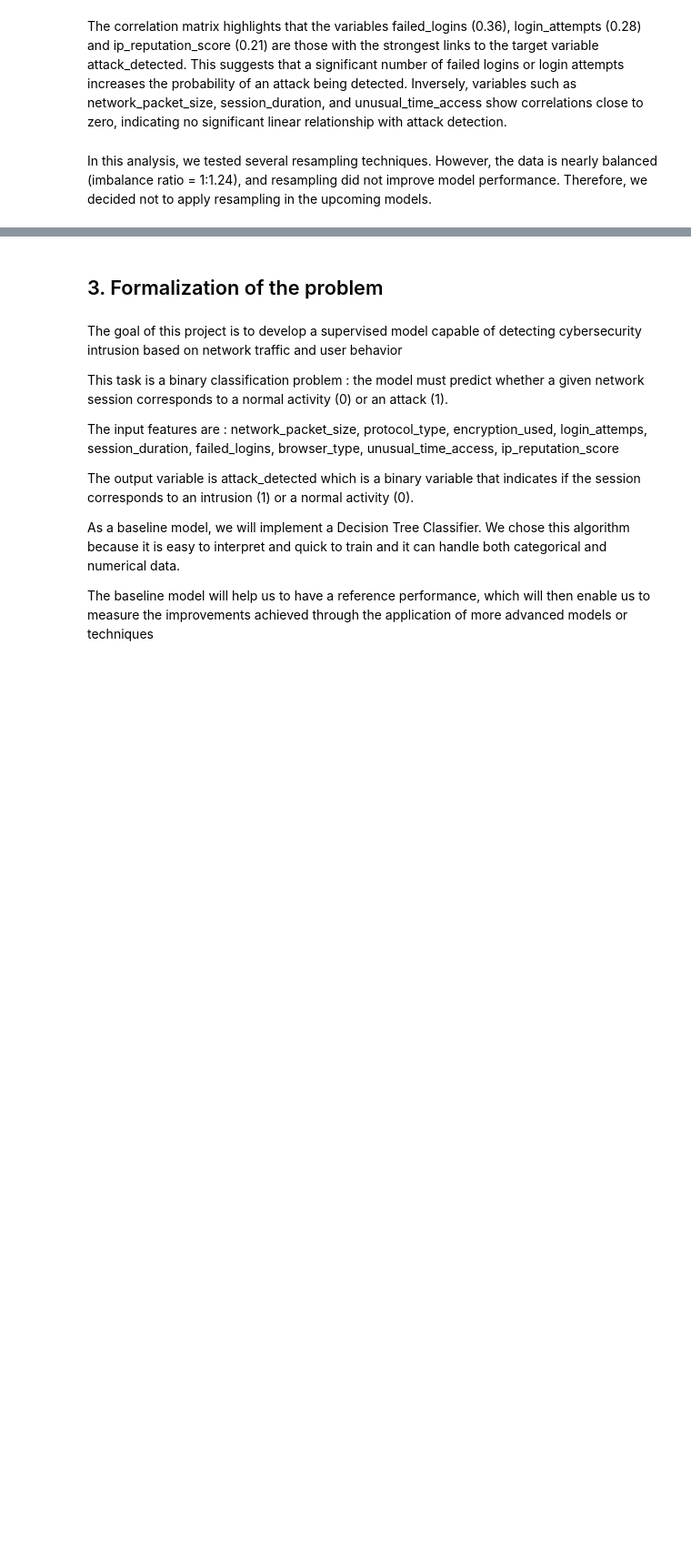
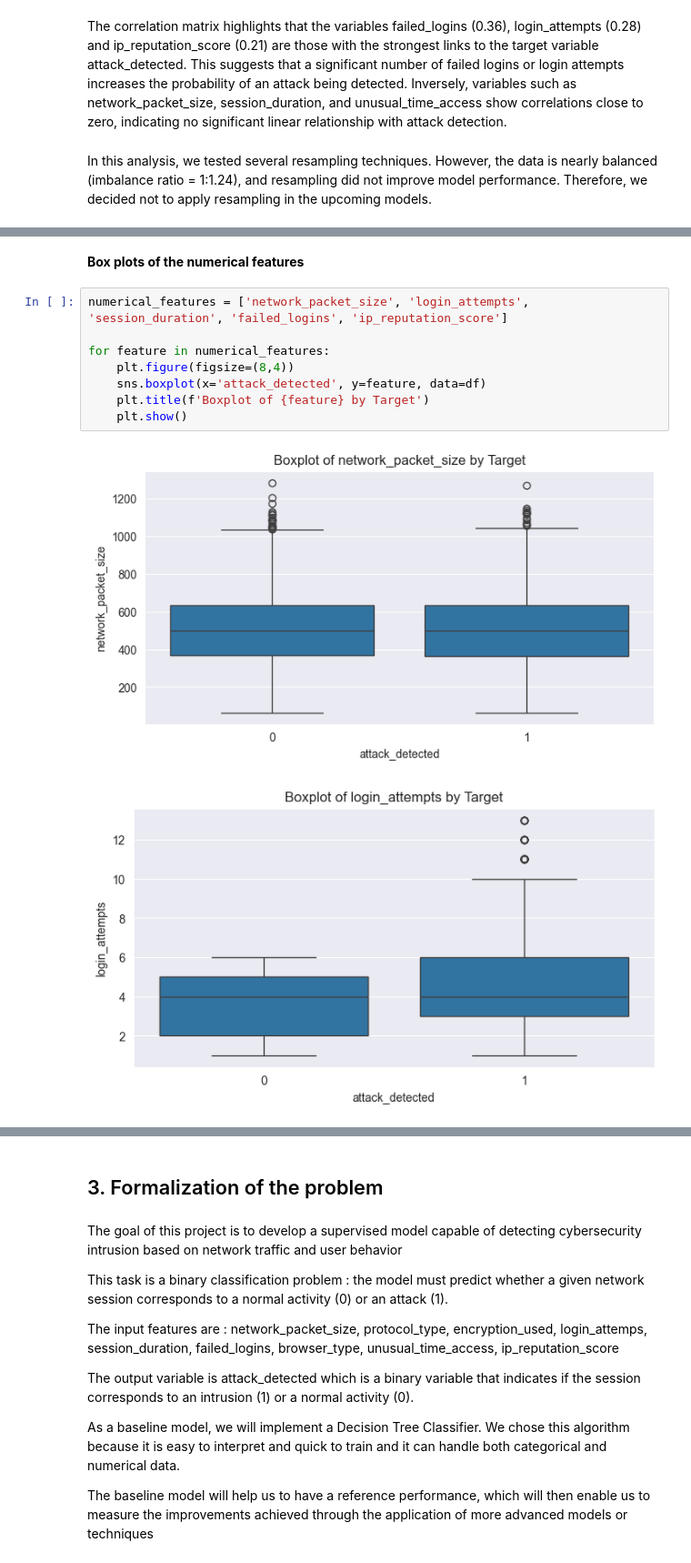
Before and after one commit to manGjv/Cybersecurity-Intrusion-Detection, a Jupyter notebook: project.ipynb, the cells around one changed output, grey strips where cells are left out. Shown at 91% size. Saved outputs shown, nothing was run; the diff lists cells and outputs as text; blank space fills up the shorter version.

```diff
--- a/project.ipynb
+++ b/project.ipynb
@@ -152,0 +180,13 @@ In this analysis, we tested several resampling techniques. However, the data is
+# %% [markdown]
+**Box plots of the numerical features**
+# %%
+numerical_features = ['network_packet_size', 'login_attempts', 'session_duration', 'failed_logins', 'ip_reputation_score']
+
+for feature in numerical_features:
+    plt.figure(figsize=(8,4))
+    sns.boxplot(x='attack_detected', y=feature, data=df)
+    plt.title(f'Boxplot of {feature} by Target')
+    plt.show()
+# %% [output]
+[figure, added]
+[figure, added]
```
Also changed, not shown: parts of 27 cells of this notebook.
